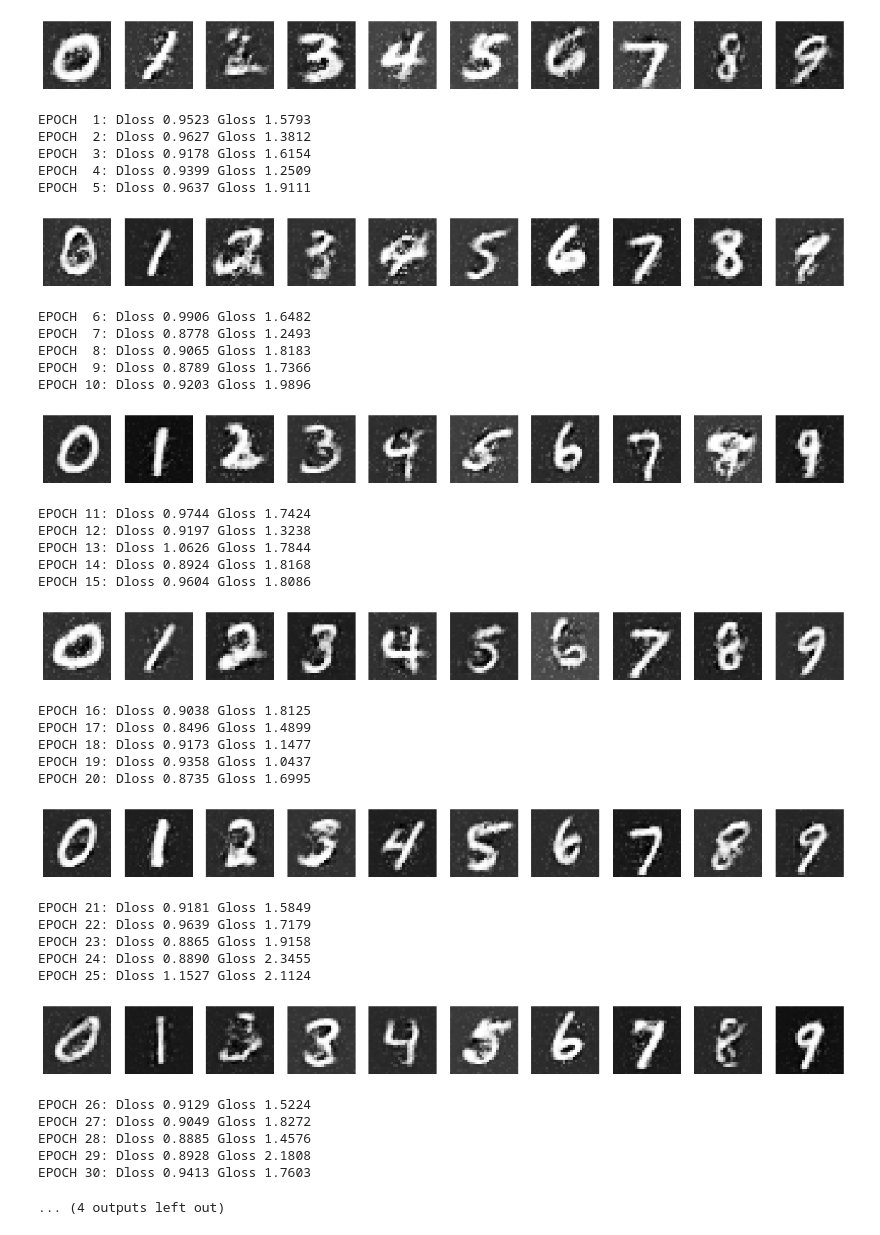
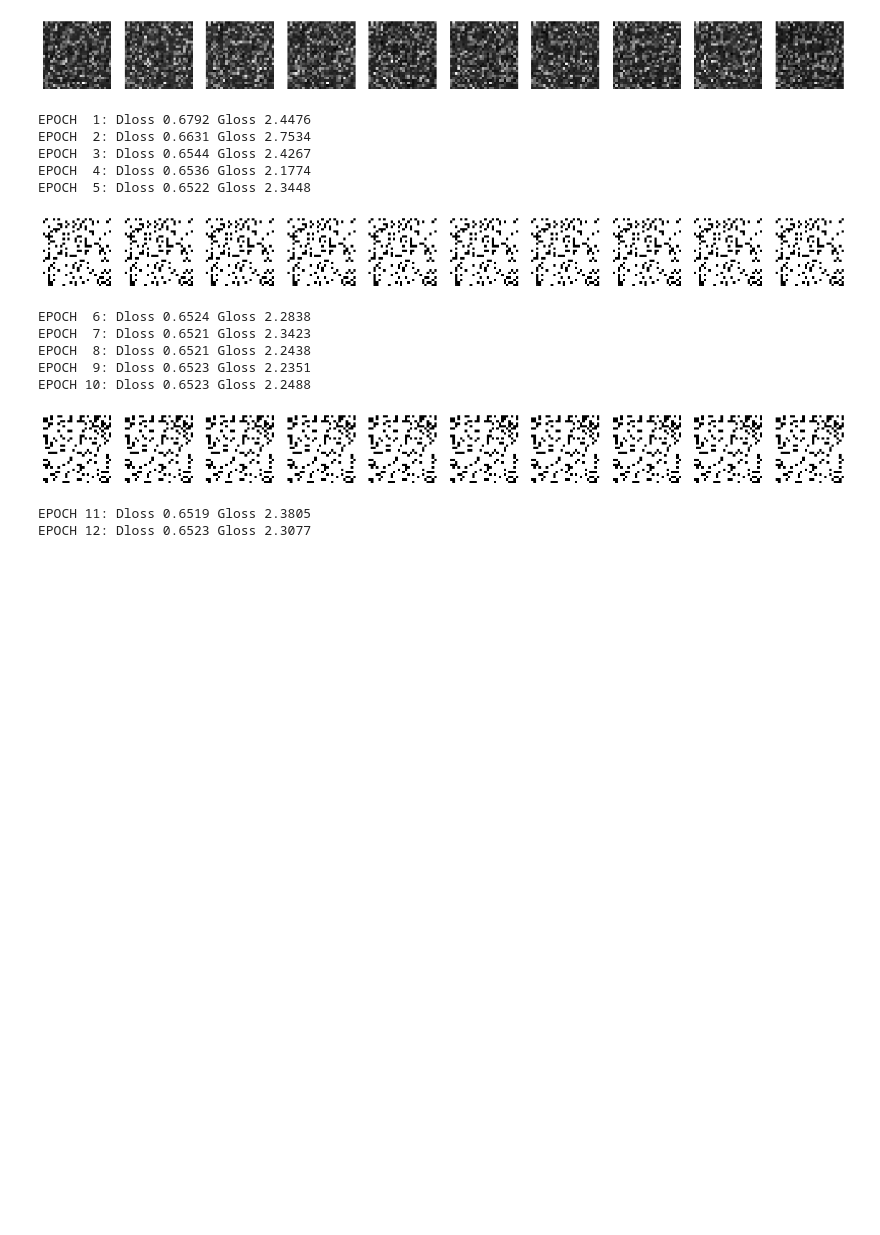
Before and after one commit to GAIMJKP/gan-pytorch-mnist, a Jupyter notebook: cgan.ipynb, the cells around one changed output. Saved outputs shown, nothing was run; the diff lists cells and outputs as text; code cells hidden in the pictures; blank space fills up the shorter version.

```diff
--- a/cgan.ipynb
+++ b/cgan.ipynb
@@ -12,14 +12,14 @@ import torchvision.transforms as transforms
 # PARAMETERS
 LR = .0002
 BETA1 = .5
-EPOCHS = 1
+BETA2 = .9
 BATCH_SIZE = 128
 
 device = torch.device("cuda:0" if torch.cuda.is_available() else "cpu")
 # %%
 transform = transforms.Compose(
     [transforms.ToTensor(),
-     transforms.Normalize((0.,), (1.,))
+     transforms.Normalize((.5,), (.5,))
      ])
 
 try:
@@ -197,49 +187,27 @@ gnet = Generator().to(device)
 # print(dnet)
 # %%
 loss = nn.BCELoss()
-optimizerD = optim.Adam(dnet.parameters(), lr=LR, betas=(BETA1, 0.999))
-optimizerG = optim.Adam(gnet.parameters(), lr=LR, betas=(BETA1, 0.999))
+optimizerD = optim.Adam(dnet.parameters(), lr=LR, betas=(BETA1, BETA2))
+optimizerG = optim.Adam(gnet.parameters(), lr=LR, betas=(BETA1, BETA2))
 
 gan = GAN(gnet, dnet, loss, optimizerG, optimizerD)
 # %%
-errorG_history, errorD_history = gan.train(trainset, epochs=40)
+errorG_history, errorD_history = gan.train(trainset, epochs=80)
 # %% [output]
-[figure, old version]
+[figure, new version]
-EPOCH  1: Dloss 0.9523 Gloss 1.5793
-EPOCH  2: Dloss 0.9627 Gloss 1.3812
-EPOCH  3: Dloss 0.9178 Gloss 1.6154
-EPOCH  4: Dloss 0.9399 Gloss 1.2509
-EPOCH  5: Dloss 0.9637 Gloss 1.9111
+EPOCH  1: Dloss 0.6792 Gloss 2.4476
+EPOCH  2: Dloss 0.6631 Gloss 2.7534
+EPOCH  3: Dloss 0.6544 Gloss 2.4267
+EPOCH  4: Dloss 0.6536 Gloss 2.1774
+EPOCH  5: Dloss 0.6522 Gloss 2.3448
-[figure, old version]
+[figure, new version]
-EPOCH  6: Dloss 0.9906 Gloss 1.6482
-EPOCH  7: Dloss 0.8778 Gloss 1.2493
-EPOCH  8: Dloss 0.9065 Gloss 1.8183
-EPOCH  9: Dloss 0.8789 Gloss 1.7366
-EPOCH 10: Dloss 0.9203 Gloss 1.9896
+EPOCH  6: Dloss 0.6524 Gloss 2.2838
+EPOCH  7: Dloss 0.6521 Gloss 2.3423
+EPOCH  8: Dloss 0.6521 Gloss 2.2438
+EPOCH  9: Dloss 0.6523 Gloss 2.2351
+EPOCH 10: Dloss 0.6523 Gloss 2.2488
-[figure, old version]
+[figure, new version]
-EPOCH 11: Dloss 0.9744 Gloss 1.7424
-EPOCH 12: Dloss 0.9197 Gloss 1.3238
-EPOCH 13: Dloss 1.0626 Gloss 1.7844
-EPOCH 14: Dloss 0.8924 Gloss 1.8168
-EPOCH 15: Dloss 0.9604 Gloss 1.8086
+EPOCH 11: Dloss 0.6519 Gloss 2.3805
+EPOCH 12: Dloss 0.6523 Gloss 2.3077
-[figure, removed]
-EPOCH 16: Dloss 0.9038 Gloss 1.8125
-EPOCH 17: Dloss 0.8496 Gloss 1.4899
-EPOCH 18: Dloss 0.9173 Gloss 1.1477
-EPOCH 19: Dloss 0.9358 Gloss 1.0437
-EPOCH 20: Dloss 0.8735 Gloss 1.6995
-[figure, removed]
-EPOCH 21: Dloss 0.9181 Gloss 1.5849
-EPOCH 22: Dloss 0.9639 Gloss 1.7179
-EPOCH 23: Dloss 0.8865 Gloss 1.9158
-EPOCH 24: Dloss 0.8890 Gloss 2.3455
-EPOCH 25: Dloss 1.1527 Gloss 2.1124
-[figure, removed]
-EPOCH 26: Dloss 0.9129 Gloss 1.5224
-EPOCH 27: Dloss 0.9049 Gloss 1.8272
-EPOCH 28: Dloss 0.8885 Gloss 1.4576
-EPOCH 29: Dloss 0.8928 Gloss 2.1808
-EPOCH 30: Dloss 0.9413 Gloss 1.7603
-... (4 outputs left out)
 # %%
 gan.plot_ten_samples()
```
Also changed, not shown: parts of 5 cells of this notebook.
